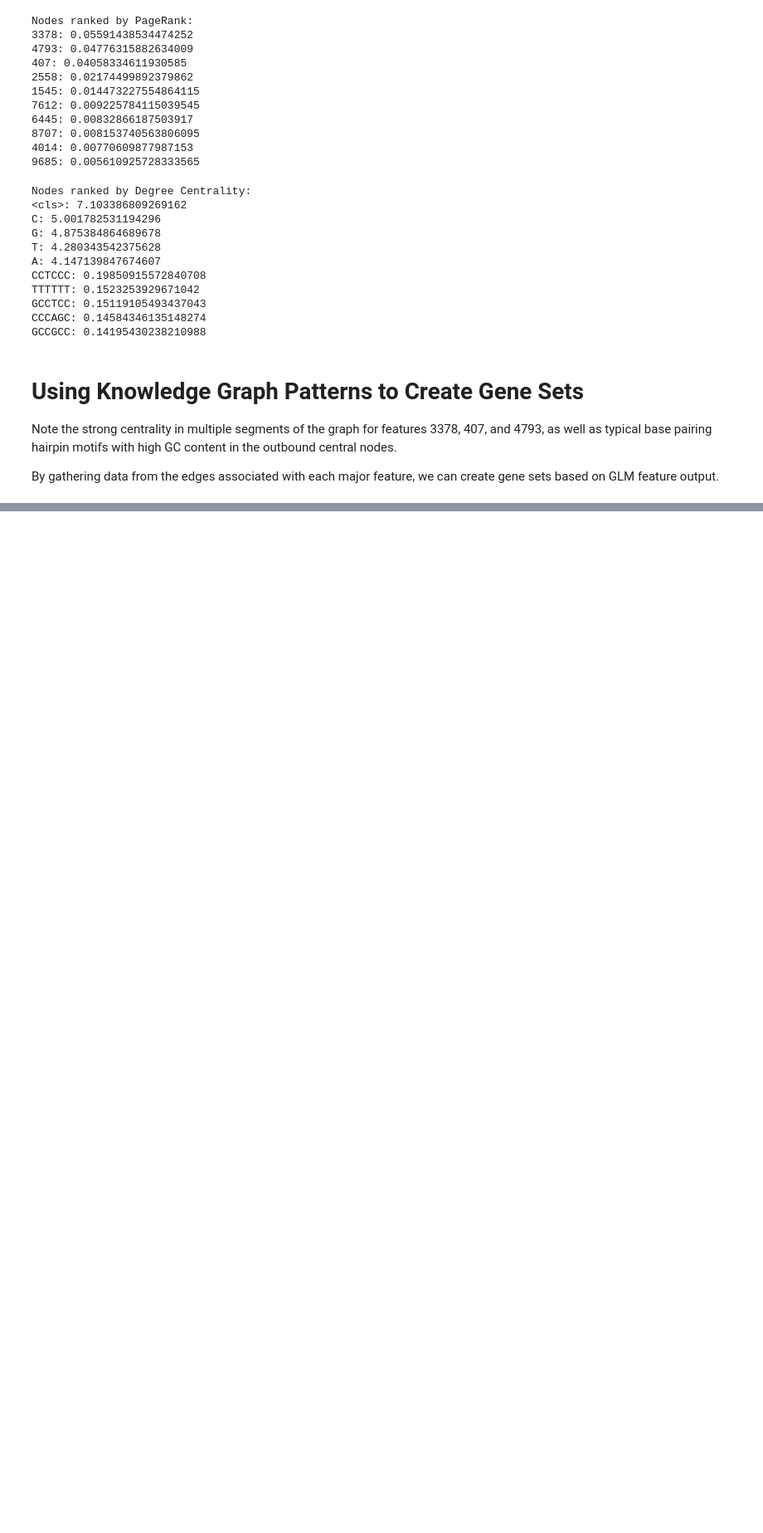
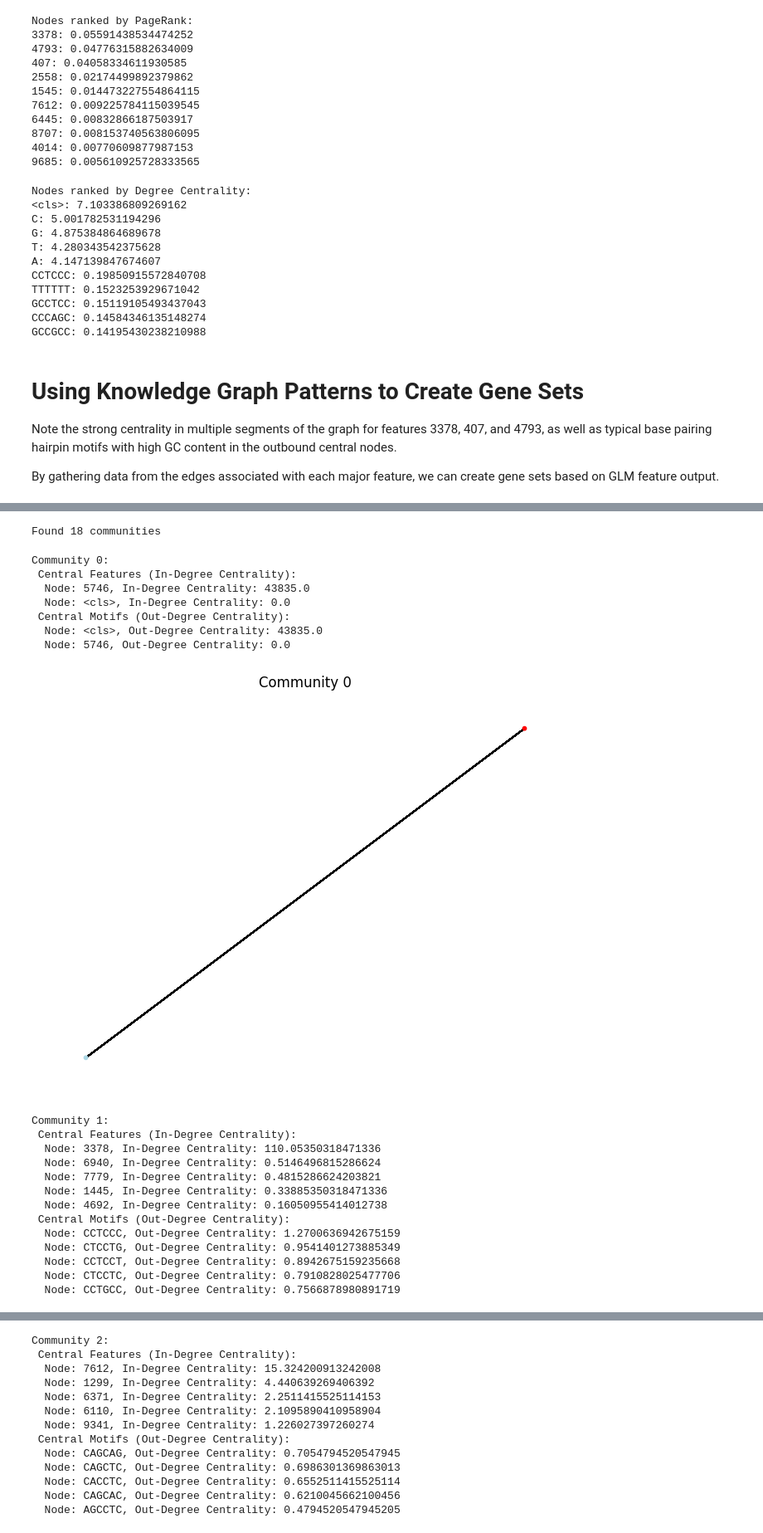
Before and after one commit to ek775/Hidden-State-Genomics, a Jupyter notebook: knowledge_graph_analysis.ipynb, the cells around one changed output, grey strips where cells are left out. Shown at 83% size. Drawn from its saved outputs; the diff is of its cells as text; code cells hidden in the pictures; blank space fills up the shorter version.

Commit message:
updating README, louvain community identification

```diff
--- a/knowledge_graph_analysis.ipynb
+++ b/knowledge_graph_analysis.ipynb
@@ -285,0 +285,44 @@ with open("data/gene_sets/feature_4793_motifs.txt", "w") as f:
+# %%
+# Louvain
+communities = nx.community.louvain_communities(OG.to_undirected(), resolution=1.5)
+print(f"Found {len(communities)} communities")
+# %% [output]
+Found 18 communities
+# %%
+for i, c in enumerate(communities):
+    graph = OG.subgraph(c)
+    central_features = sorted(nx.in_degree_centrality(graph).items(), key=lambda x: x[1], reverse=True)[:5]
+    central_motifs = sorted(nx.out_degree_centrality(graph).items(), key=lambda x: x[1], reverse=True)[:5]
+    print(f"Community {i}:")
+    print(" Central Features (In-Degree Centrality):")
+    for node, cent in central_features:
+        print(f"  Node: {node}, In-Degree Centrality: {cent}")
+    print(" Central Motifs (Out-Degree Centrality):")
+    for node, cent in central_motifs:
+        print(f"  Node: {node}, Out-Degree Centrality: {cent}")
+    graph = graph.to_undirected()
+    nx.draw(graph, pos=nx.spring_layout(graph), with_labels=False, node_size=10, font_size=4, node_color=[node_color(n) for n in graph.nodes()])
+    plt.title(f"Community {i}")
+    plt.show()
+# %% [output]
+Community 0:
+ Central Features (In-Degree Centrality):
+  Node: 5746, In-Degree Centrality: 43835.0
+  Node: <cls>, In-Degree Centrality: 0.0
+ Central Motifs (Out-Degree Centrality):
+  Node: <cls>, Out-Degree Centrality: 43835.0
+  Node: 5746, Out-Degree Centrality: 0.0
+[figure, added]
+Community 1:
+ Central Features (In-Degree Centrality):
+  Node: 3378, In-Degree Centrality: 110.05350318471336
+  Node: 6940, In-Degree Centrality: 0.5146496815286624
+  Node: 7779, In-Degree Centrality: 0.4815286624203821
+  Node: 1445, In-Degree Centrality: 0.33885350318471336
+  Node: 4692, In-Degree Centrality: 0.16050955414012738
+ Central Motifs (Out-Degree Centrality):
+  Node: CCTCCC, Out-Degree Centrality: 1.2700636942675159
+  Node: CTCCTG, Out-Degree Centrality: 0.9541401273885349
+  Node: CCTCCT, Out-Degree Centrality: 0.8942675159235668
+  Node: CTCCTC, Out-Degree Centrality: 0.7910828025477706
+  Node: CCTGCC, Out-Degree Centrality: 0.7566878980891719
@@ -285,0 +330,13 @@ with open("data/gene_sets/feature_4793_motifs.txt", "w") as f:
+Community 2:
+ Central Features (In-Degree Centrality):
+  Node: 7612, In-Degree Centrality: 15.324200913242008
+  Node: 1299, In-Degree Centrality: 4.440639269406392
+  Node: 6371, In-Degree Centrality: 2.2511415525114153
+  Node: 6110, In-Degree Centrality: 2.1095890410958904
+  Node: 9341, In-Degree Centrality: 1.226027397260274
+ Central Motifs (Out-Degree Centrality):
+  Node: CAGCAG, Out-Degree Centrality: 0.7054794520547945
+  Node: CAGCTC, Out-Degree Centrality: 0.6986301369863013
+  Node: CACCTC, Out-Degree Centrality: 0.6552511415525114
+  Node: CAGCAC, Out-Degree Centrality: 0.6210045662100456
+  Node: AGCCTC, Out-Degree Centrality: 0.4794520547945205
```
Also changed, not shown: parts of 5 cells of this notebook, 1 other file.
